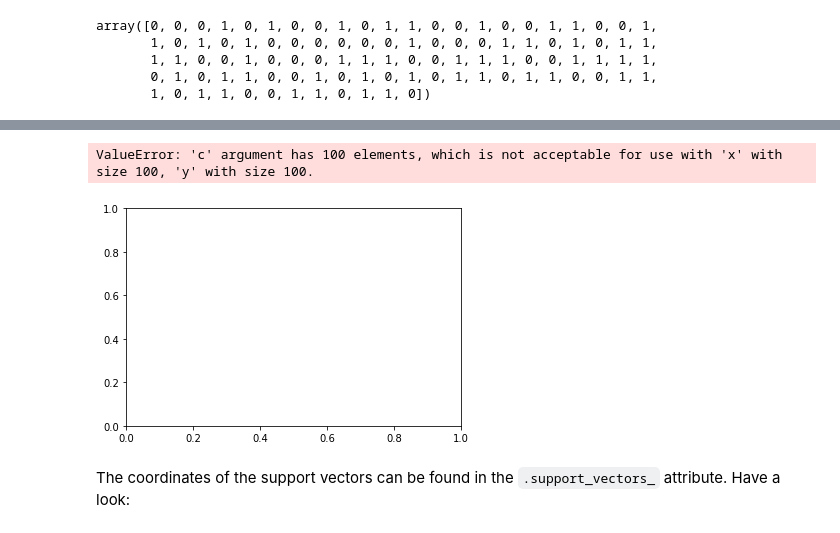
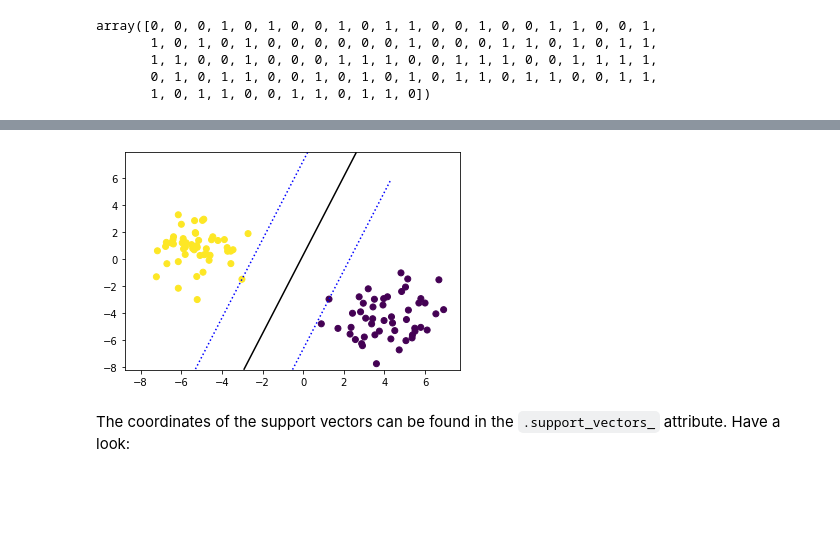
Before and after one commit to andiosika/dsc-building-an-svm-using-scikit-learn-lab-online-ds-pt-100719, a Jupyter notebook: index.ipynb, the cells around one changed output, grey strips where cells are left out. Cells and saved outputs as stored; diff of their text form; code cells hidden in the pictures; blank space fills up the shorter version.

```diff
--- a/index.ipynb
+++ b/index.ipynb
@@ -90,8 +90,8 @@ print(svc.coef_)
 # %% [markdown]
 Save the first feature (on the horizontal axis) as `X_11` and the second feature (on the vertical axis) as `X_12`.
 # %%
-X_11 = svc.coef_[:,0]
-X_12 = svc.coef_[:,1]
+X_11 = X_1[:,0]
+X_12 = X_1[:,1]
 # %% [markdown]
 When we create plots for the classifier later, we're going to want appropriate scales for the axes. In order to do this, we should see what the minimum and maximum values are for the horizontal and vertical axes. To make the plots not feel cramped, we will subtract the minimum by 1 and add 1 to the maximum. Save these values as `X11_min`, `X11_max`, `X12_min`, and `X12_max`.
 # %%
@@ -195,12 +211,11 @@ array([-0.4171222])
 # %%
-plt.scatter(X11_C, X12_C, c=y_1)
+plt.scatter(X_11, X_12, c=y_1)
 axes = plt.gca()
 axes.contour(X11_C, X12_C, df1, colors=['blue', 'black', 'blue'],
              levels=[-1, 0, 1], linestyles=[':', '-', ':'])
 plt.show()
 # %% [output]
-ValueError: 'c' argument has 100 elements, which is not acceptable for use with 'x' with size 100, 'y' with size 100.
-[figure, old version]
+[figure, new version]
 # %% [markdown]
 The coordinates of the support vectors can be found in the `.support_vectors_` attribute. Have a look:
 # %%
```
Also changed, not shown: parts of 4 cells of this notebook.
